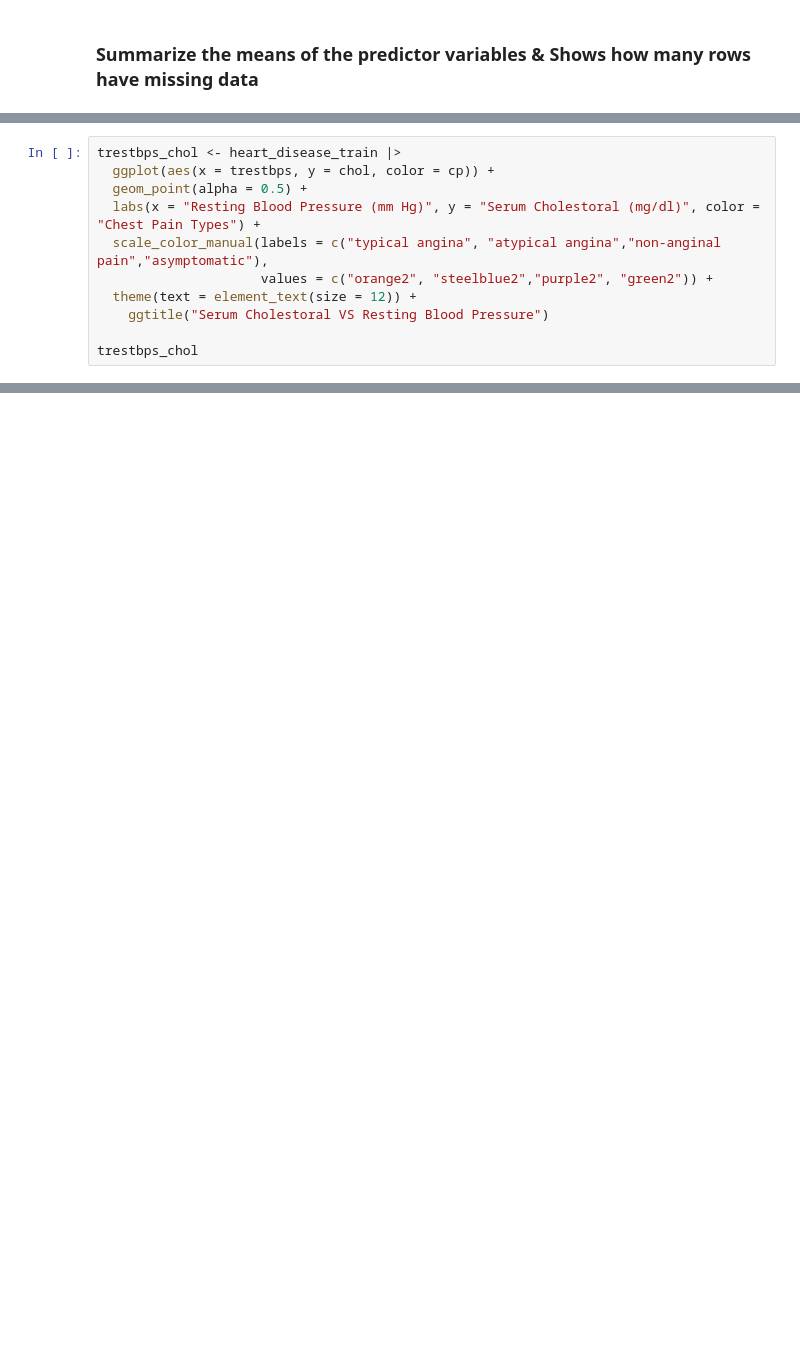
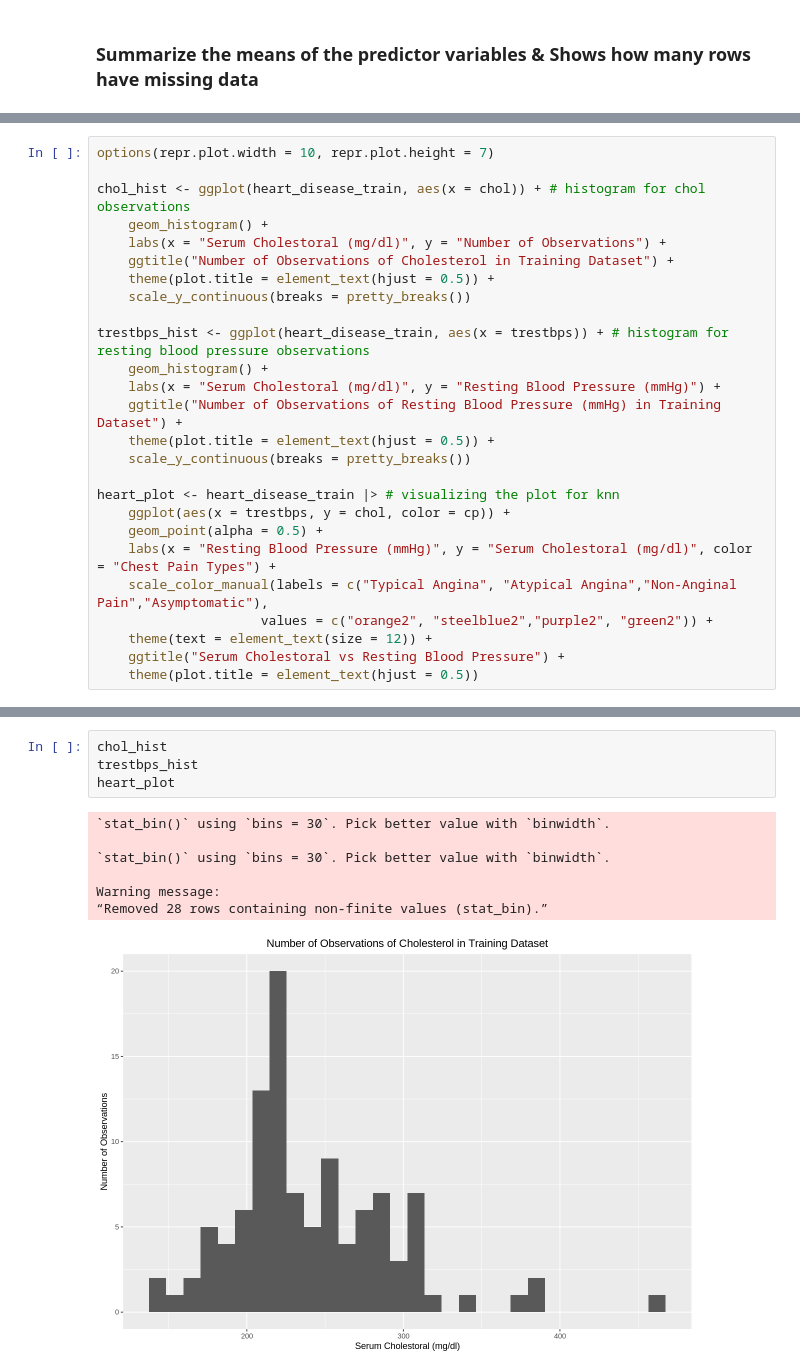
Before and after one commit to drkchu/chest-pain-classification, a Jupyter notebook: heart_disease.ipynb, the cells around one changed output, grey strips where cells are left out. Saved outputs shown, nothing was run; the diff lists cells and outputs as text; blank space fills up the shorter version.

Commit message:
added histograms and changed introduction
cleaned up some code

```diff
--- a/heart_disease.ipynb
+++ b/heart_disease.ipynb
@@ -196,11 +176,26 @@ A tibble: 78 × 3
 # %%
-trestbps_chol <- heart_disease_train |>
-  ggplot(aes(x = trestbps, y = chol, color = cp)) +
-  geom_point(alpha = 0.5) +
-  labs(x = "Resting Blood Pressure (mm Hg)", y = "Serum Cholestoral (mg/dl)", color = "Chest Pain Types") +
-  scale_color_manual(labels = c("typical angina", "atypical angina","non-anginal pain","asymptomatic"),
+options(repr.plot.width = 10, repr.plot.height = 7)
+
+chol_hist <- ggplot(heart_disease_train, aes(x = chol)) + # histogram for chol observations
+    geom_histogram() +
+    labs(x = "Serum Cholestoral (mg/dl)", y = "Number of Observations") +
+    ggtitle("Number of Observations of Cholesterol in Training Dataset") +
+    theme(plot.title = element_text(hjust = 0.5)) +
+    scale_y_continuous(breaks = pretty_breaks())
+
+trestbps_hist <- ggplot(heart_disease_train, aes(x = trestbps)) + # histogram for resting blood pressure observations
+    geom_histogram() +
+    labs(x = "Serum Cholestoral (mg/dl)", y = "Resting Blood Pressure (mmHg)") +
+    ggtitle("Number of Observations of Resting Blood Pressure (mmHg) in Training Dataset") +
+    theme(plot.title = element_text(hjust = 0.5)) +
+    scale_y_continuous(breaks = pretty_breaks())
+
+heart_plot <- heart_disease_train |> # visualizing the plot for knn
+    ggplot(aes(x = trestbps, y = chol, color = cp)) +
+    geom_point(alpha = 0.5) +
+    labs(x = "Resting Blood Pressure (mmHg)", y = "Serum Cholestoral (mg/dl)", color = "Chest Pain Types") +
+    scale_color_manual(labels = c("Typical Angina", "Atypical Angina","Non-Anginal Pain","Asymptomatic"),
                      values = c("orange2", "steelblue2","purple2", "green2")) +
-  theme(text = element_text(size = 12)) +
-    ggtitle("Serum Cholestoral VS Resting Blood Pressure")
-
-trestbps_chol
+    theme(text = element_text(size = 12)) +
+    ggtitle("Serum Cholestoral vs Resting Blood Pressure") +
+    theme(plot.title = element_text(hjust = 0.5))
@@ -210,0 +202,12 @@ Warning message:
+# %%
+chol_hist
+trestbps_hist
+heart_plot
+# %% [output]
+`stat_bin()` using `bins = 30`. Pick better value with `binwidth`.
+
+`stat_bin()` using `bins = 30`. Pick better value with `binwidth`.
+
+Warning message:
+“Removed 28 rows containing non-finite values (stat_bin).”
+[figure, added]
```
Also changed, not shown: parts of 13 cells of this notebook.
